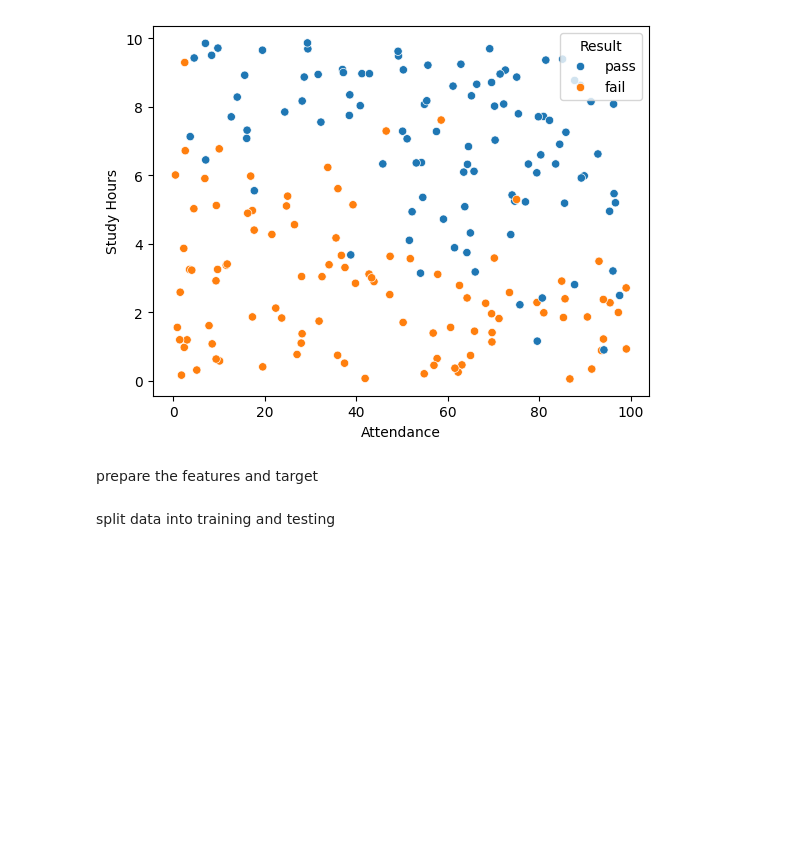
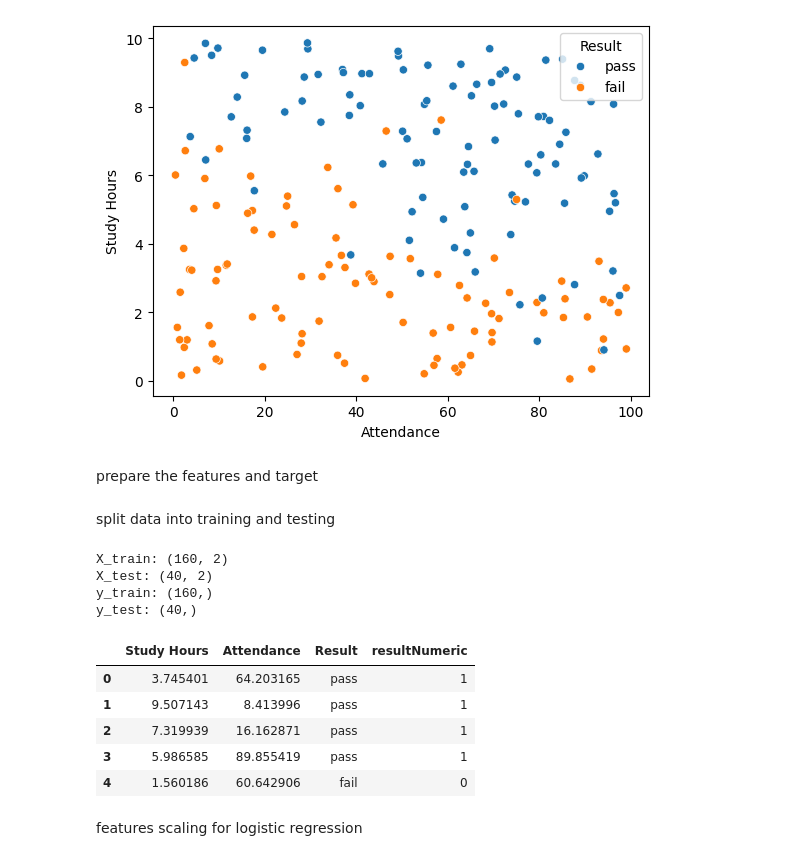
Before and after one commit to jibany95-max/Machinelearning_AI, a Jupyter notebook: logistic_regression/logistic_reg.ipynb, the cells around one changed output. Saved outputs shown, nothing was run; the diff lists cells and outputs as text; code cells hidden in the pictures; blank space fills up the shorter version.

```diff
--- a/logistic_regression/logistic_reg.ipynb
+++ b/logistic_regression/logistic_reg.ipynb
@@ -142,3 +142,24 @@ from sklearn.model_selection import train_test_split
 
 
 X_train, X_test, y_train, y_test = train_test_split(x, y, test_size=0.2, random_state=4, stratify=y)
+# %%
+print(f"X_train: {X_train.shape}")
+print(f"X_test: {X_test.shape}")
+print(f"y_train: {y_train.shape}")
+print(f"y_test: {y_test.shape}")
+# %% [output]
+X_train: (160, 2)
+X_test: (40, 2)
+y_train: (160,)
+y_test: (40,)
+# %%
+students.head()
+# %% [output]
+|  | Study Hours | Attendance | Result | resultNumeric |
+| 0 | 3.745401 | 64.203165 | pass | 1 |
+| 1 | 9.507143 | 8.413996 | pass | 1 |
+| 2 | 7.319939 | 16.162871 | pass | 1 |
+| 3 | 5.986585 | 89.855419 | pass | 1 |
+| 4 | 1.560186 | 60.642906 | fail | 0 |
+# %% [markdown]
+features scaling for logistic regression
```
Also changed, not shown: parts of 17 cells of this notebook, 9 other files.
